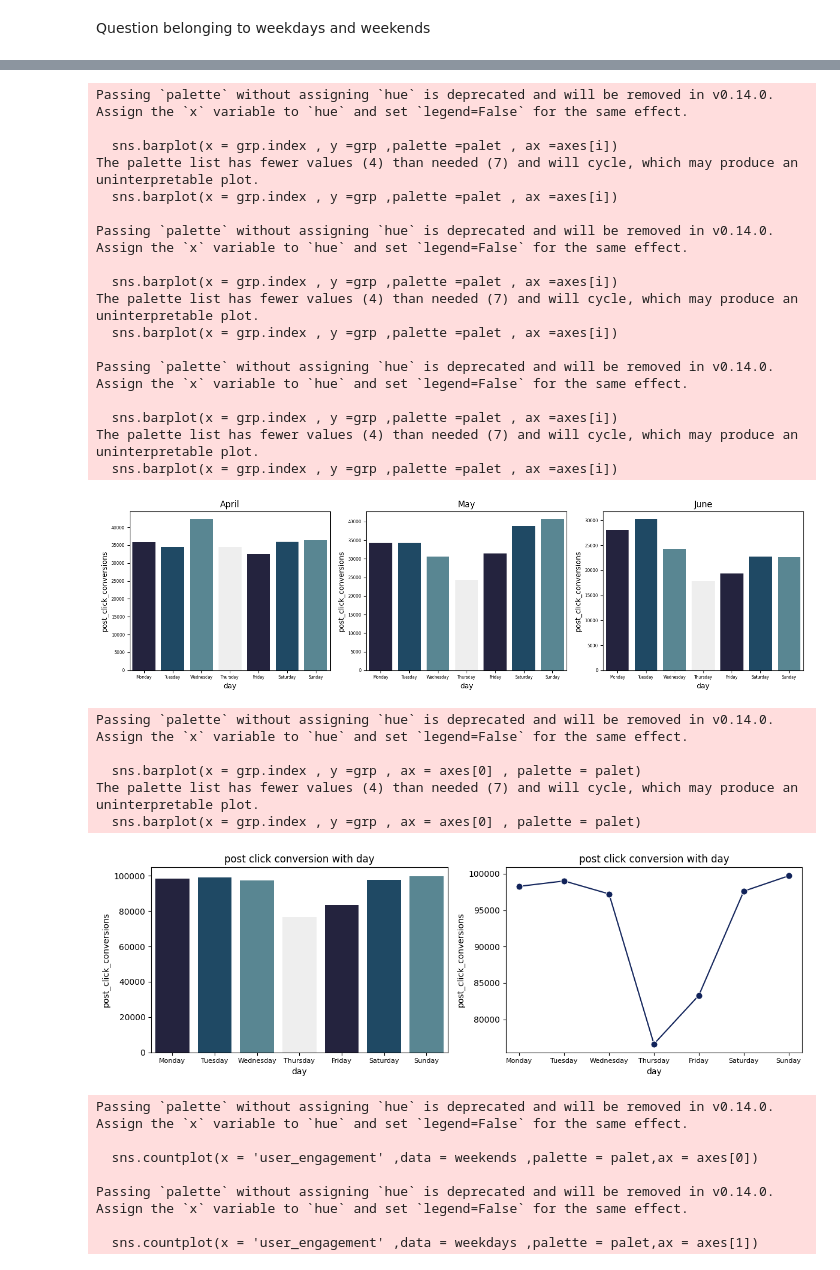
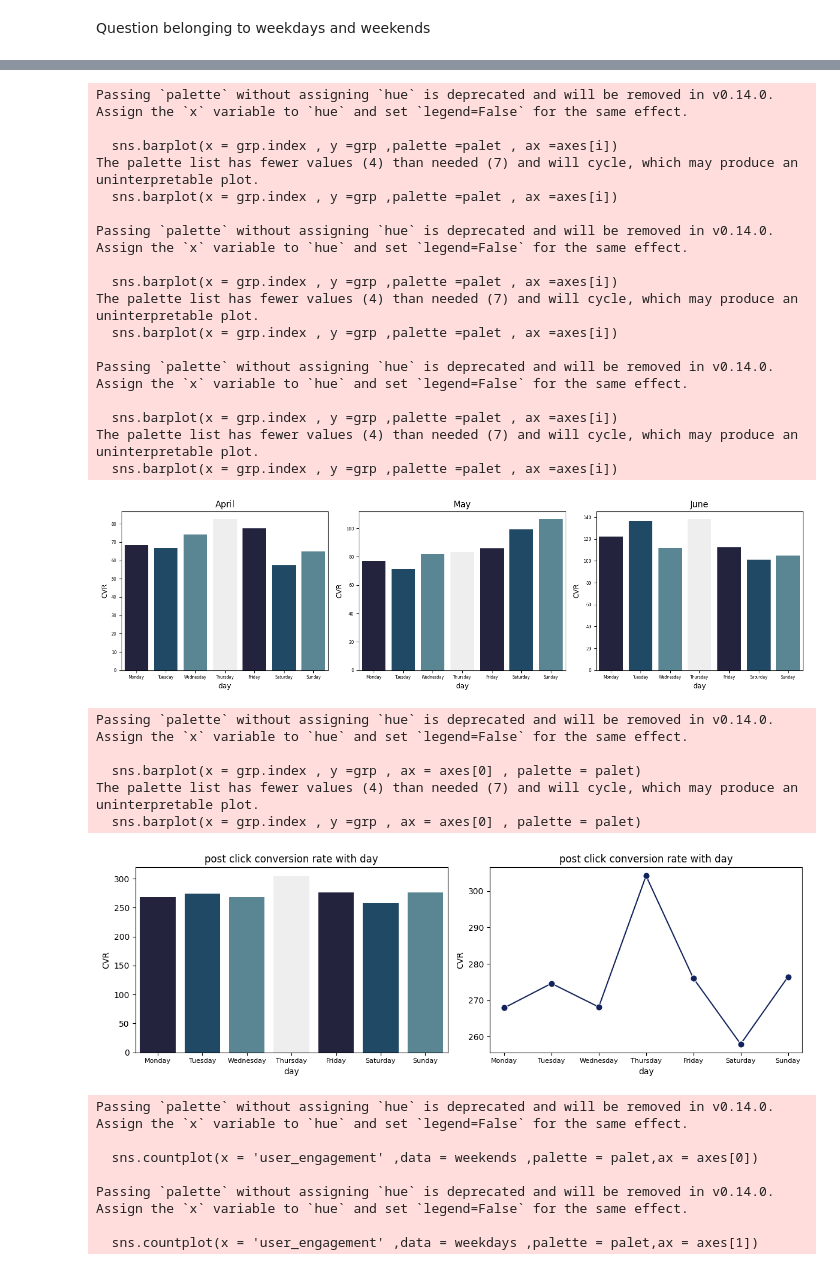
Before and after one commit to SuyashPatil-max/Finlatics, a Jupyter notebook: Marketing.ipynb, the cells around one changed output, grey strips where cells are left out. Cells and saved outputs as stored; diff of their text form; code cells hidden in the pictures.

```diff
--- a/Marketing.ipynb
+++ b/Marketing.ipynb
@@ -701,7 +701,7 @@ fig ,axes = plt.subplots(1,3 ,figsize = (14,4))
 i = 0
 months = ['April','May','June']
 for X in datas :
-  grp = X.groupby('day')['post_click_conversions']
+  grp = X.groupby('day')['CVR']
   grp = grp.sum()
 
   sns.barplot(x = grp.index , y =grp ,palette =palet , ax =axes[i])
@@ -731,30 +731,30 @@ Passing `palette` without assigning `hue` is deprecated and will be removed in v
   sns.barplot(x = grp.index , y =grp ,palette =palet , ax =axes[i])
 The palette list has fewer values (4) than needed (7) and will cycle, which may produce an uninterpretable plot.
   sns.barplot(x = grp.index , y =grp ,palette =palet , ax =axes[i])
-[figure, old version]
+[figure, new version]
 # %%
-grp = df.groupby('day')['post_click_conversions']
+grp = df.groupby('day')['CVR']
 grp = grp.sum()
 
 
 fig , axes = plt.subplots(1,2 ,figsize = (12,4))
 sns.barplot(x = grp.index , y =grp , ax = axes[0] , palette = palet)
 axes[0].tick_params(axis ='x' ,labelsize =8)
-axes[0].set_title('post click conversion with day')
+axes[0].set_title('post click conversion rate with day')
 
 sns.lineplot(x = grp.index ,y =grp ,color = '#11235A',marker ='o',markersize =8,ax = axes[1])
 axes[1].tick_params(axis ='x' ,labelsize =8)
-axes[1].set_title('post click conversion with day')
+axes[1].set_title('post click conversion rate with day')
 
 plt.tight_layout()
 plt.show()
 # %% [output]
 Passing `palette` without assigning `hue` is deprecated and will be removed in v0.14.0. Assign the `x` variable to `hue` and set `legend=False` for the same effect.
 
   sns.barplot(x = grp.index , y =grp , ax = axes[0] , palette = palet)
 The palette list has fewer values (4) than needed (7) and will cycle, which may produce an uninterpretable plot.
   sns.barplot(x = grp.index , y =grp , ax = axes[0] , palette = palet)
-[figure, old version]
+[figure, new version]
 # %%
 weekends = df[df['day'].isin(['Saturday','Sunday'])]
 weekdays = df[~df['day'].isin(['Saturday','Sunday'])]
```
Also changed, not shown: parts of 1 cell of this notebook.
